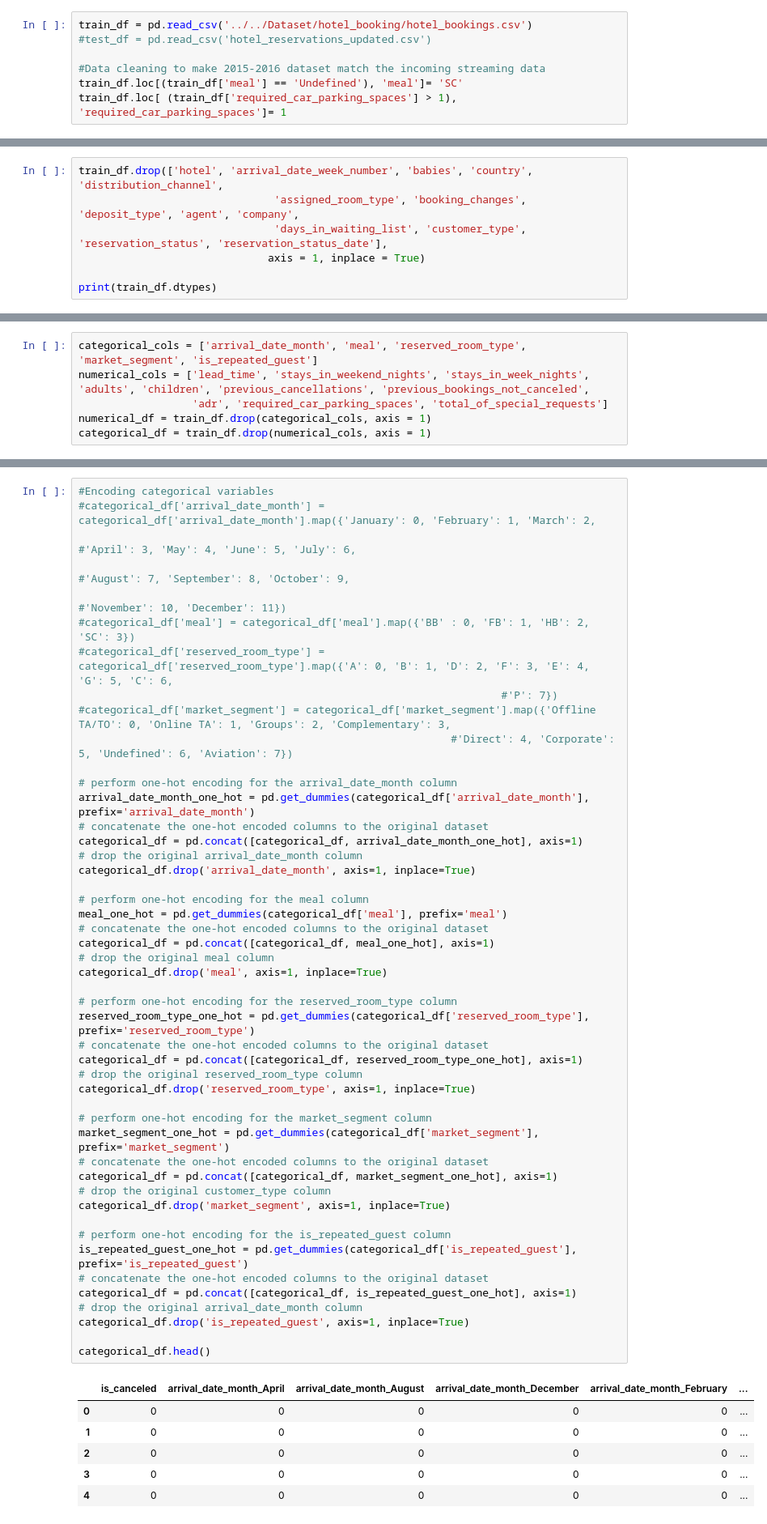
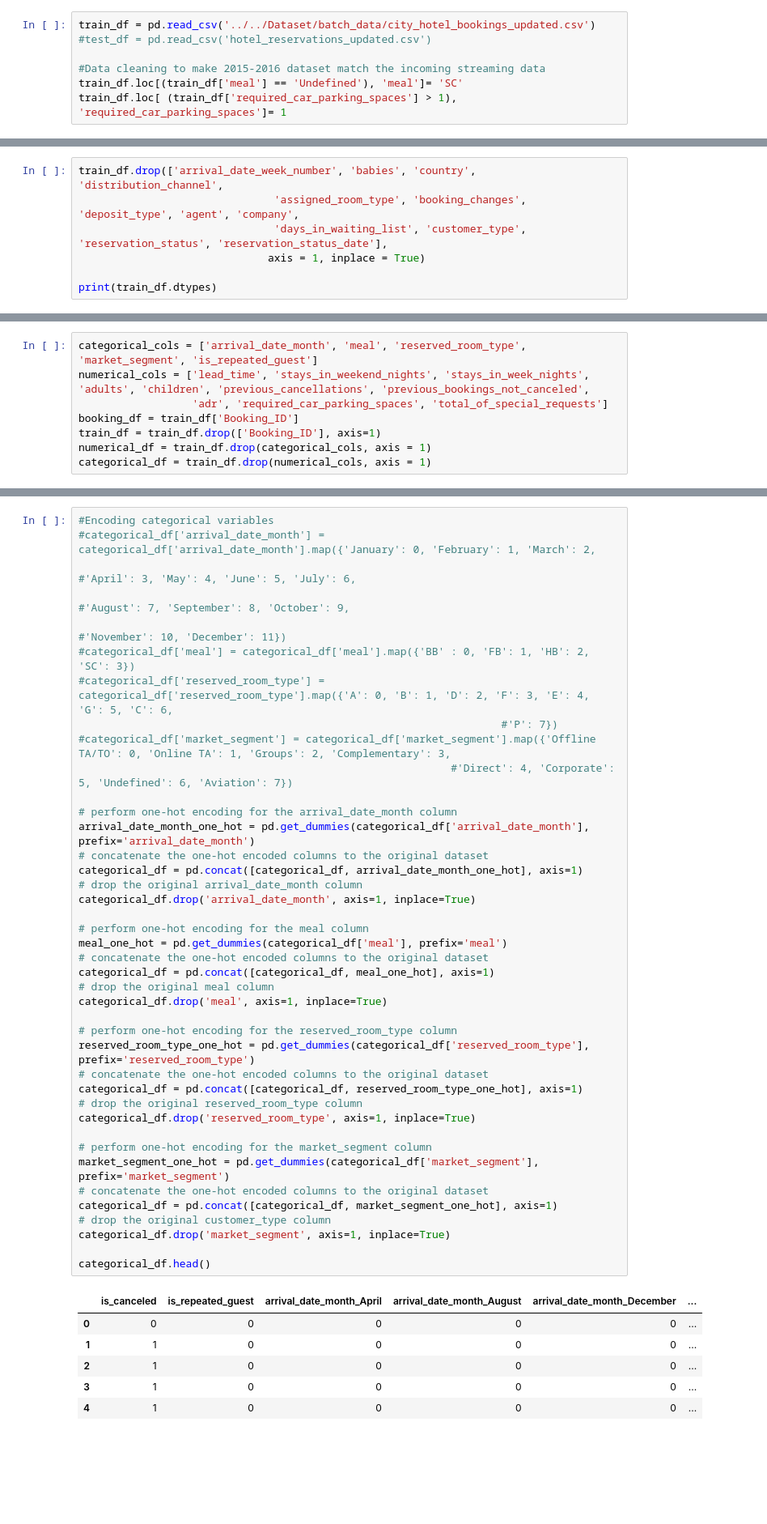
Before and after one commit to brandonmanggo/IS3107_G2, a Jupyter notebook: Dashboard/Models/Cancellation_ML.ipynb, the cells around one changed output, grey strips where cells are left out. Shown at 81% size. Saved outputs shown, nothing was run; the diff lists cells and outputs as text; blank space fills up the shorter version.

```diff
--- a/Dashboard/Models/Cancellation_ML.ipynb
+++ b/Dashboard/Models/Cancellation_ML.ipynb
@@ -22,7 +22,7 @@ from sklearn.ensemble import AdaBoostClassifier
 import warnings
 warnings.filterwarnings('ignore')
 # %%
-train_df = pd.read_csv('../../Dataset/hotel_booking/hotel_bookings.csv')
+train_df = pd.read_csv('../../Dataset/batch_data/city_hotel_bookings_updated.csv')
 #test_df = pd.read_csv('hotel_reservations_updated.csv')
 
 #Data cleaning to make 2015-2016 dataset match the incoming streaming data
@@ -51,7 +50,7 @@ dtype: int64
 #Filling in NA values for children column
 train_df.children.fillna(0, inplace = True)
 # %%
-train_df.drop(['hotel', 'arrival_date_week_number', 'babies', 'country', 'distribution_channel',
+train_df.drop(['arrival_date_week_number', 'babies', 'country', 'distribution_channel',
                                'assigned_room_type', 'booking_changes', 'deposit_type', 'agent', 'company',
                                'days_in_waiting_list', 'customer_type', 'reservation_status', 'reservation_status_date'],
                               axis = 1, inplace = True)
@@ -120,6 +121,8 @@ train_df.head()
 categorical_cols = ['arrival_date_month', 'meal', 'reserved_room_type', 'market_segment', 'is_repeated_guest']
 numerical_cols = ['lead_time', 'stays_in_weekend_nights', 'stays_in_week_nights', 'adults', 'children', 'previous_cancellations', 'previous_bookings_not_canceled',
                   'adr', 'required_car_parking_spaces', 'total_of_special_requests']
+booking_df = train_df['Booking_ID']
+train_df = train_df.drop(['Booking_ID'], axis=1)
 numerical_df = train_df.drop(categorical_cols, axis = 1)
 categorical_df = train_df.drop(numerical_cols, axis = 1)
 # %%
@@ -150,43 +153,36 @@ reserved_room_type: ['C' 'A' 'D' 'E' 'G' 'F' 'H' 'L' 'P' 'B']
 # perform one-hot encoding for the arrival_date_month column
 arrival_date_month_one_hot = pd.get_dummies(categorical_df['arrival_date_month'], prefix='arrival_date_month')
 # concatenate the one-hot encoded columns to the original dataset
 categorical_df = pd.concat([categorical_df, arrival_date_month_one_hot], axis=1)
 # drop the original arrival_date_month column
 categorical_df.drop('arrival_date_month', axis=1, inplace=True)
 
 # perform one-hot encoding for the meal column
 meal_one_hot = pd.get_dummies(categorical_df['meal'], prefix='meal')
 # concatenate the one-hot encoded columns to the original dataset
 categorical_df = pd.concat([categorical_df, meal_one_hot], axis=1)
 # drop the original meal column
 categorical_df.drop('meal', axis=1, inplace=True)
 
 # perform one-hot encoding for the reserved_room_type column
 reserved_room_type_one_hot = pd.get_dummies(categorical_df['reserved_room_type'], prefix='reserved_room_type')
 # concatenate the one-hot encoded columns to the original dataset
 categorical_df = pd.concat([categorical_df, reserved_room_type_one_hot], axis=1)
 # drop the original reserved_room_type column
 categorical_df.drop('reserved_room_type', axis=1, inplace=True)
 
 # perform one-hot encoding for the market_segment column
 market_segment_one_hot = pd.get_dummies(categorical_df['market_segment'], prefix='market_segment')
 # concatenate the one-hot encoded columns to the original dataset
 categorical_df = pd.concat([categorical_df, market_segment_one_hot], axis=1)
 # drop the original customer_type column
 categorical_df.drop('market_segment', axis=1, inplace=True)
 
-# perform one-hot encoding for the is_repeated_guest column
-is_repeated_guest_one_hot = pd.get_dummies(categorical_df['is_repeated_guest'], prefix='is_repeated_guest')
-# concatenate the one-hot encoded columns to the original dataset
-categorical_df = pd.concat([categorical_df, is_repeated_guest_one_hot], axis=1)
-# drop the original arrival_date_month column
-categorical_df.drop('is_repeated_guest', axis=1, inplace=True)
-
 categorical_df.head()
 # %% [output]
-|  | is_canceled | arrival_date_month_April | arrival_date_month_August | arrival_date_month_December | arrival_date_month_February | ... |
+|  | is_canceled | is_repeated_guest | arrival_date_month_April | arrival_date_month_August | arrival_date_month_December | ... |
 | 0 | 0 | 0 | 0 | 0 | 0 | ... |
-| 1 | 0 | 0 | 0 | 0 | 0 | ... |
-| 2 | 0 | 0 | 0 | 0 | 0 | ... |
-| 3 | 0 | 0 | 0 | 0 | 0 | ... |
-| 4 | 0 | 0 | 0 | 0 | 0 | ... |
+| 1 | 1 | 0 | 0 | 0 | 0 | ... |
+| 2 | 1 | 0 | 0 | 0 | 0 | ... |
+| 3 | 1 | 0 | 0 | 0 | 0 | ... |
+| 4 | 1 | 0 | 0 | 0 | 0 | ... |
```
Also changed, not shown: parts of 21 cells of this notebook.
